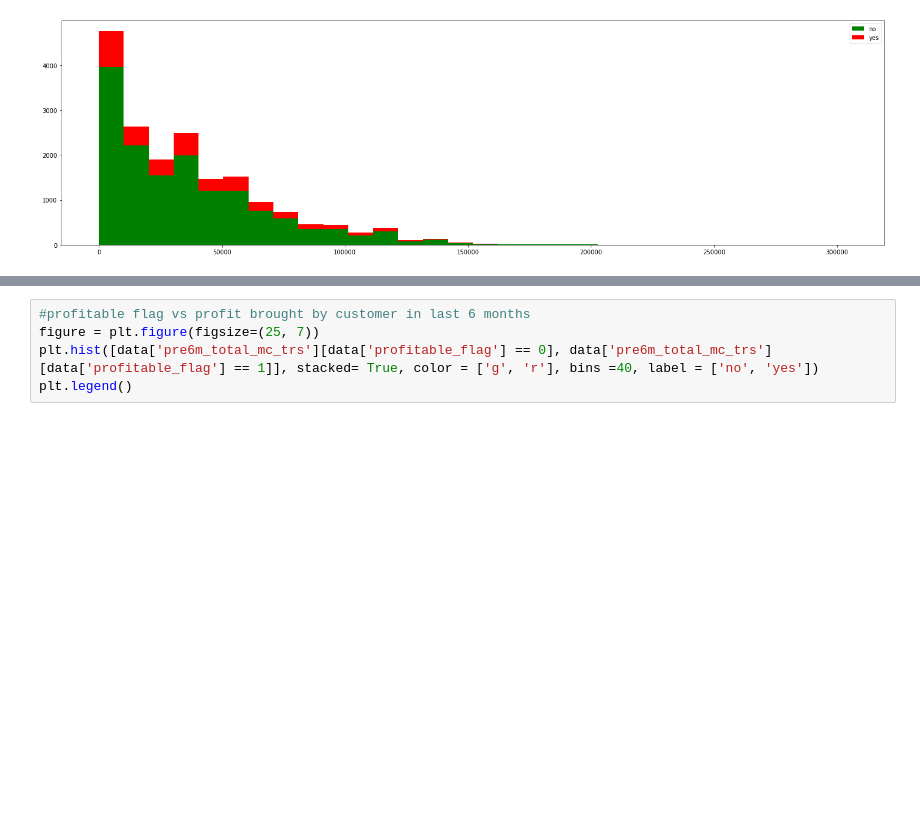
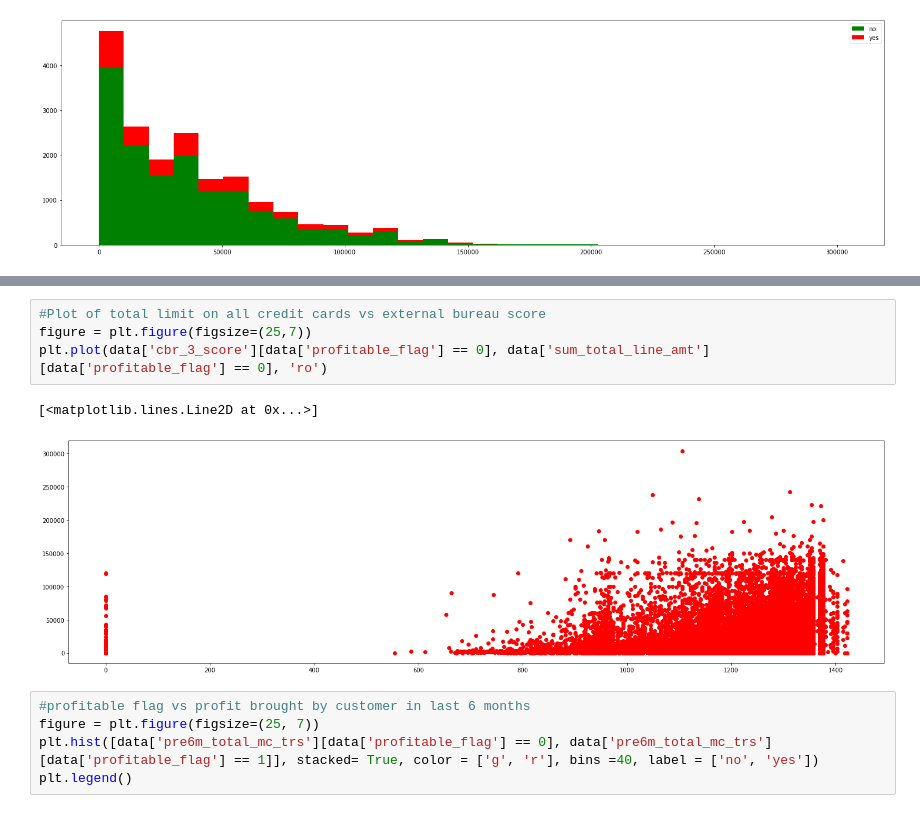
Before and after one commit to param-kothari/Amex-AnalyseThis2020, a Jupyter notebook: dataClean_dataAnal.ipynb, the cells around one changed output, grey strips where cells are left out. Drawn from its saved outputs; the diff is of its cells as text; blank space fills up the shorter version.

```diff
--- a/dataClean_dataAnal.ipynb
+++ b/dataClean_dataAnal.ipynb
@@ -214,3 +214,10 @@ correlation:
+# %%
+#Plot of total limit on all credit cards vs external bureau score
+figure = plt.figure(figsize=(25,7))
+plt.plot(data['cbr_3_score'][data['profitable_flag'] == 0], data['sum_total_line_amt'][data['profitable_flag'] == 0], 'ro')
+# %% [output]
+[<matplotlib.lines.Line2D at 0x...>]
+[figure, added]
 # %%
 #profitable flag vs profit brought by customer in last 6 months
 figure = plt.figure(figsize=(25, 7))
```
Also changed, not shown: parts of 5 cells of this notebook.
